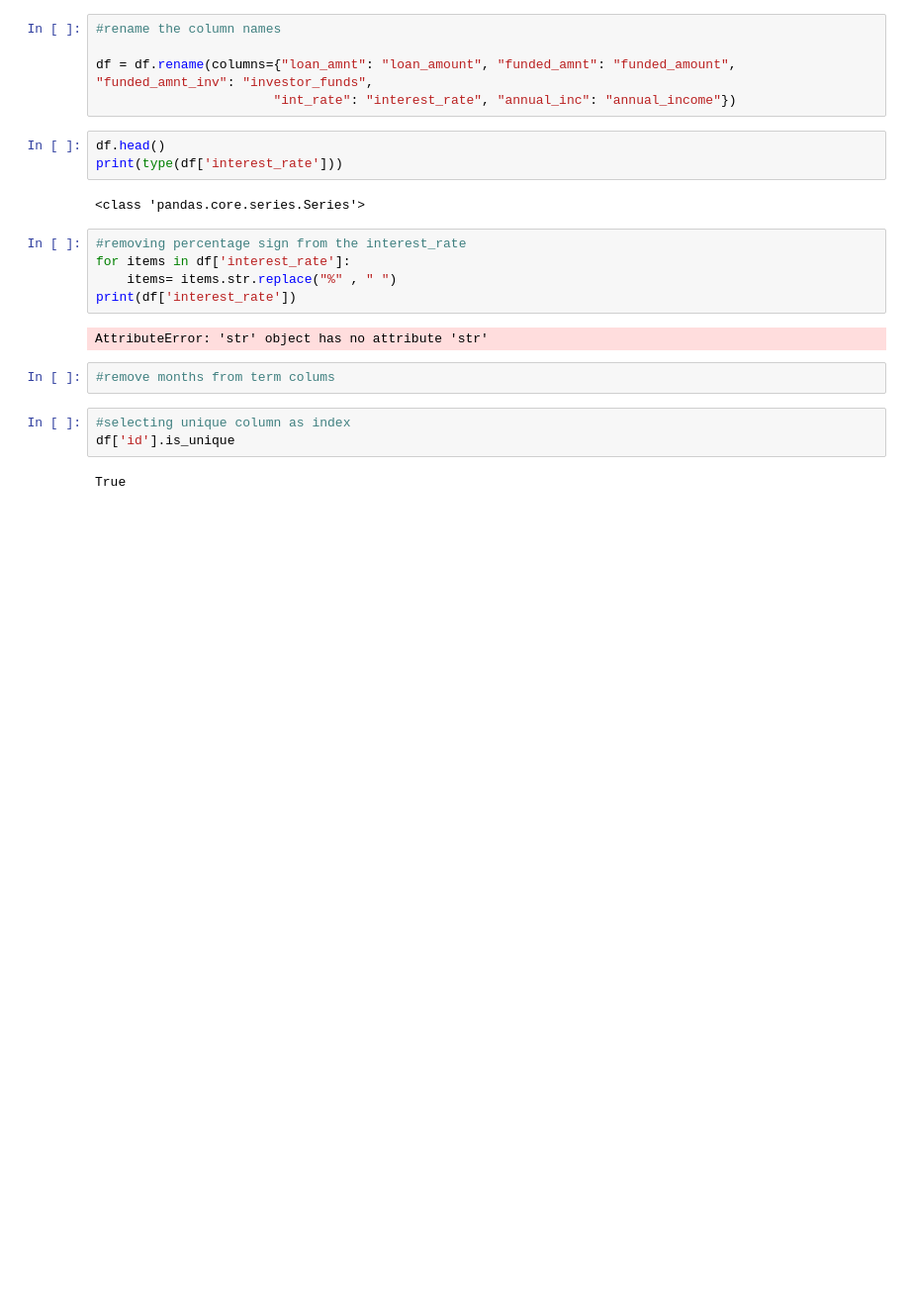
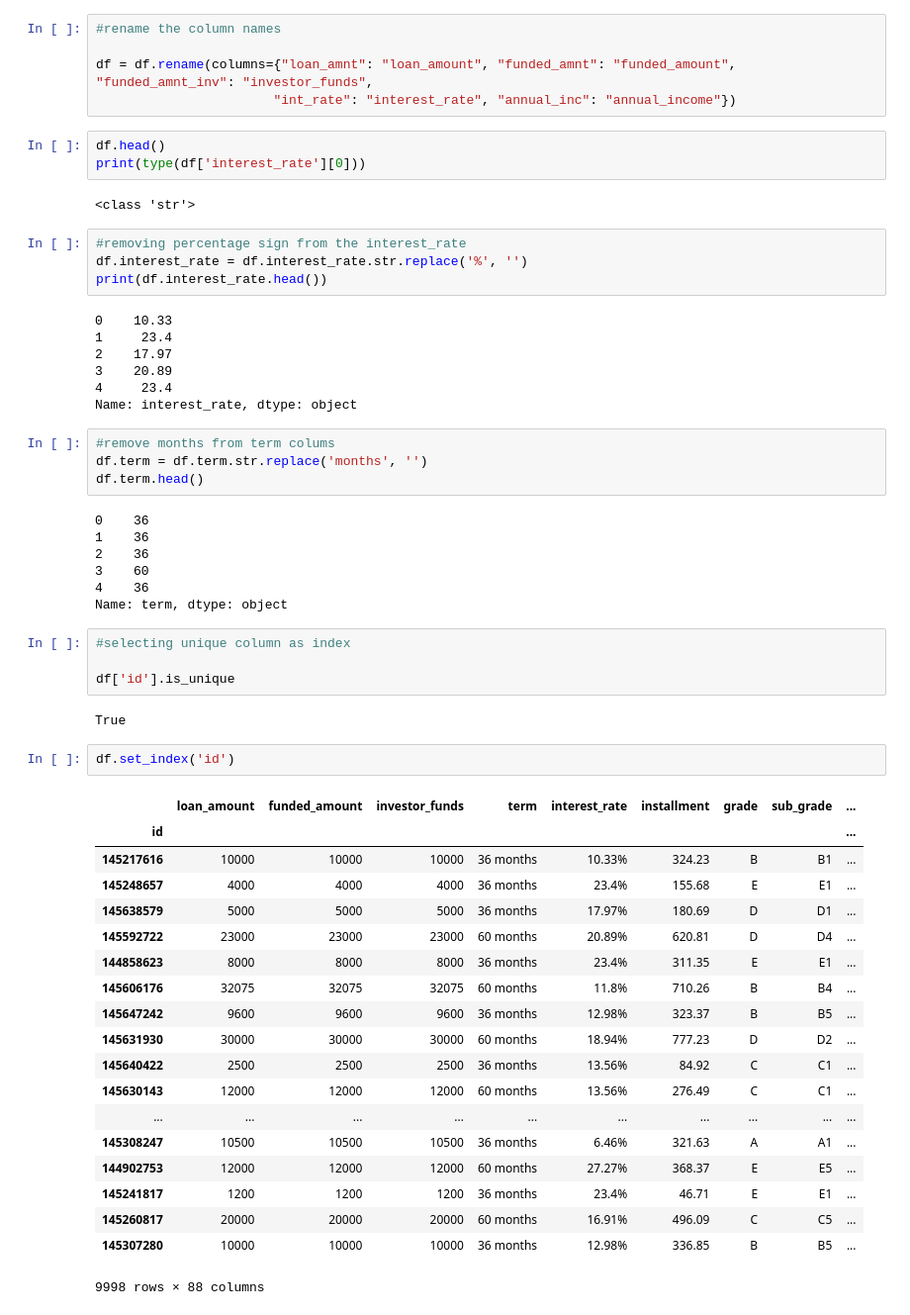
Before and after one commit to nishimishra71/Python, a Jupyter notebook: Capstone_sample.ipynb, the cells around one changed output. Shown at 99% size. Saved outputs shown, nothing was run; the diff lists cells and outputs as text; blank space fills up the shorter version.

```diff
--- a/Capstone_sample.ipynb
+++ b/Capstone_sample.ipynb
@@ -48,20 +48,56 @@ df = df.rename(columns={"loan_amnt": "loan_amount", "funded_amnt": "funded_amoun
                        "int_rate": "interest_rate", "annual_inc": "annual_income"})
 # %%
 df.head()
-print(type(df['interest_rate']))
+print(type(df['interest_rate'][0]))
 # %% [output]
-<class 'pandas.core.series.Series'>
+<class 'str'>
 # %%
 #removing percentage sign from the interest_rate
-for items in df['interest_rate']:
-    items= items.str.replace("%" , " ")
-print(df['interest_rate'])
+df.interest_rate = df.interest_rate.str.replace('%', '')
+print(df.interest_rate.head())
 # %% [output]
-AttributeError: 'str' object has no attribute 'str'
+0    10.33
+1     23.4
+2    17.97
+3    20.89
+4     23.4
+Name: interest_rate, dtype: object
 # %%
 #remove months from term colums
+df.term = df.term.str.replace('months', '')
+df.term.head()
+# %% [output]
+0    36
+1    36
+2    36
+3    60
+4    36
+Name: term, dtype: object
 # %%
 #selecting unique column as index
+
 df['id'].is_unique
 # %% [output]
 True
+# %%
+df.set_index('id')
+# %% [output]
+|  | loan_amount | funded_amount | investor_funds | term | interest_rate | installment | grade | sub_grade | ... |
+| id |  |  |  |  |  |  |  |  | ... |
+| 145217616 | 10000 | 10000 | 10000 | 36 months | 10.33% | 324.23 | B | B1 | ... |
+| 145248657 | 4000 | 4000 | 4000 | 36 months | 23.4% | 155.68 | E | E1 | ... |
+| 145638579 | 5000 | 5000 | 5000 | 36 months | 17.97% | 180.69 | D | D1 | ... |
+| 145592722 | 23000 | 23000 | 23000 | 60 months | 20.89% | 620.81 | D | D4 | ... |
+| 144858623 | 8000 | 8000 | 8000 | 36 months | 23.4% | 311.35 | E | E1 | ... |
+| 145606176 | 32075 | 32075 | 32075 | 60 months | 11.8% | 710.26 | B | B4 | ... |
+| 145647242 | 9600 | 9600 | 9600 | 36 months | 12.98% | 323.37 | B | B5 | ... |
+| 145631930 | 30000 | 30000 | 30000 | 60 months | 18.94% | 777.23 | D | D2 | ... |
+| 145640422 | 2500 | 2500 | 2500 | 36 months | 13.56% | 84.92 | C | C1 | ... |
+| 145630143 | 12000 | 12000 | 12000 | 60 months | 13.56% | 276.49 | C | C1 | ... |
+| ... | ... | ... | ... | ... | ... | ... | ... | ... | ... |
+| 145308247 | 10500 | 10500 | 10500 | 36 months | 6.46% | 321.63 | A | A1 | ... |
+| 144902753 | 12000 | 12000 | 12000 | 60 months | 27.27% | 368.37 | E | E5 | ... |
+| 145241817 | 1200 | 1200 | 1200 | 36 months | 23.4% | 46.71 | E | E1 | ... |
+| 145260817 | 20000 | 20000 | 20000 | 60 months | 16.91% | 496.09 | C | C5 | ... |
+| 145307280 | 10000 | 10000 | 10000 | 36 months | 12.98% | 336.85 | B | B5 | ... |
+9998 rows × 88 columns
```
